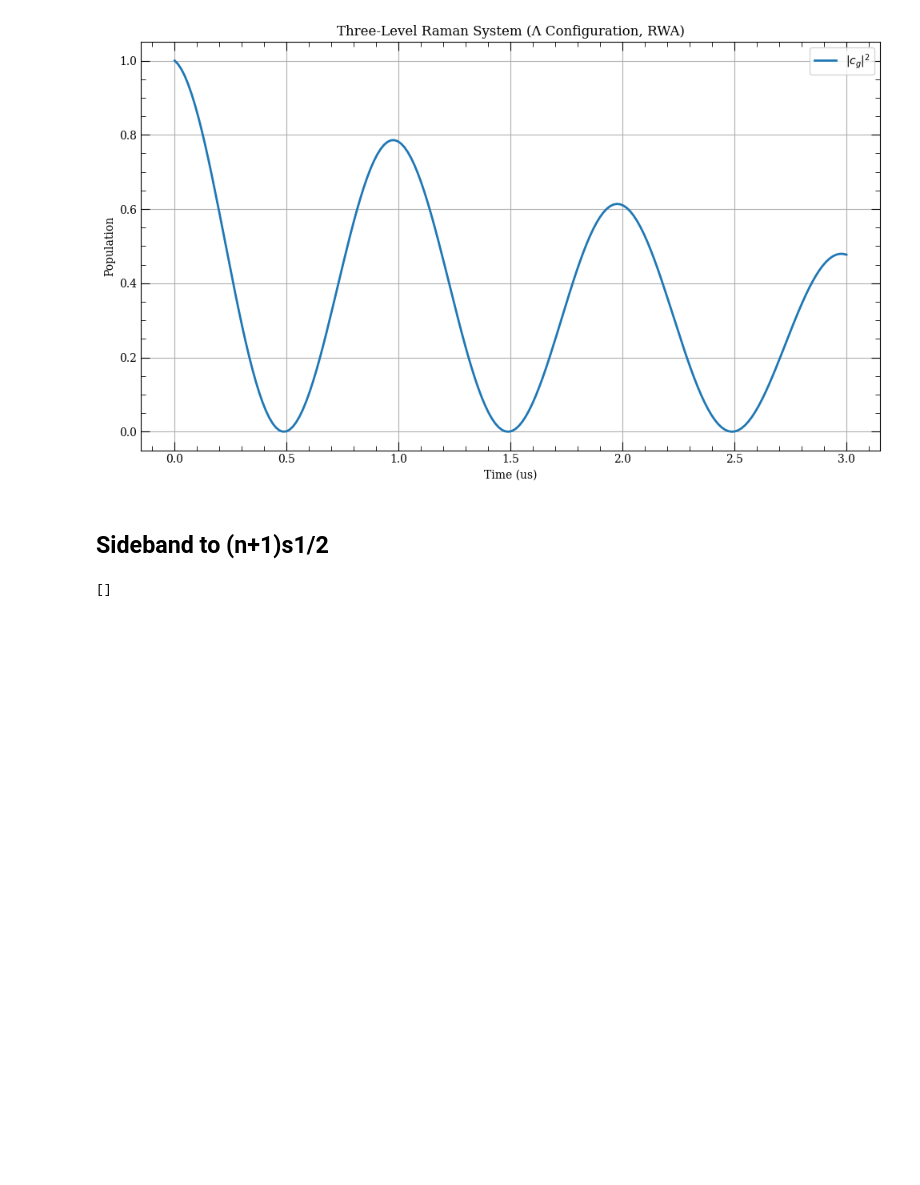
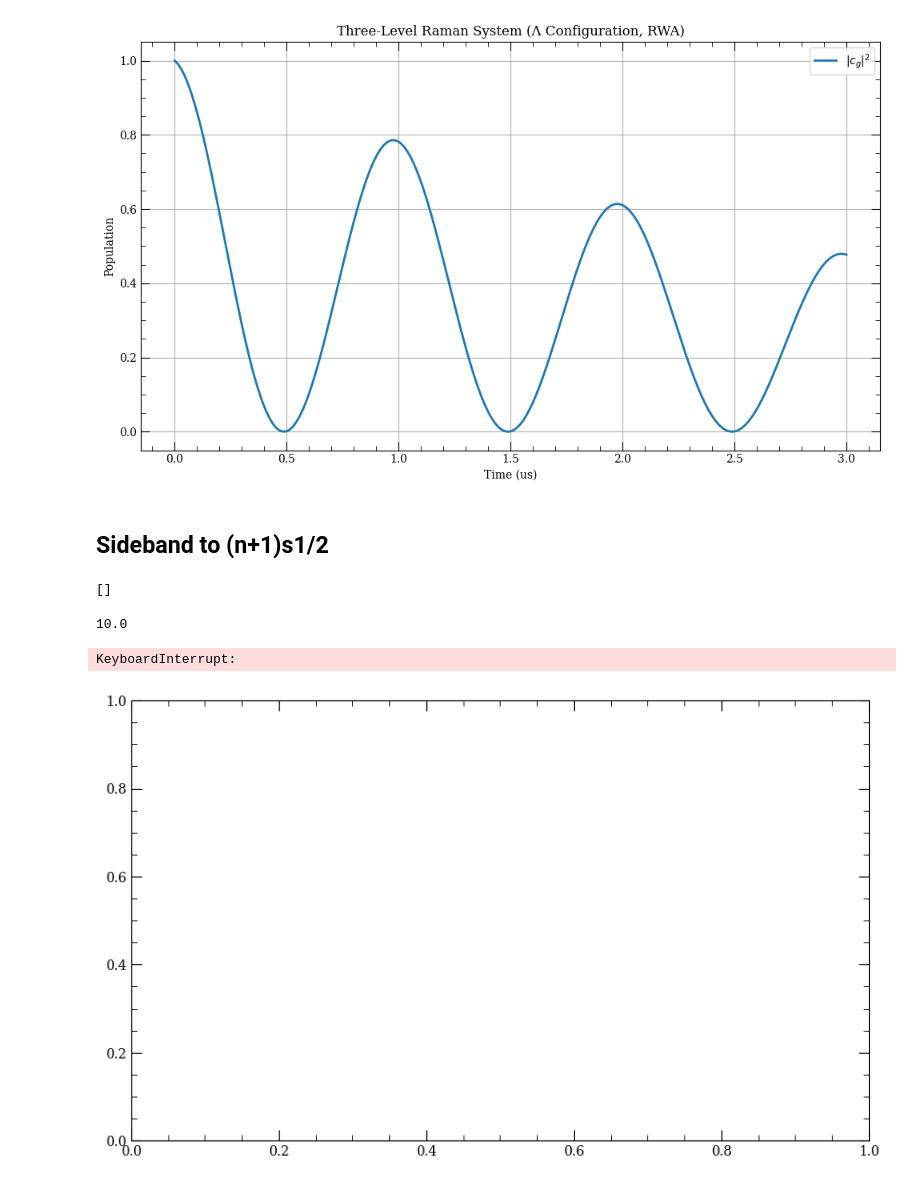
Before and after one commit to Linipun/GateError, a Jupyter notebook: Asymm_loss/sideband.ipynb, the cells around one changed output. Saved outputs shown, nothing was run; the diff lists cells and outputs as text; code cells hidden in the pictures; blank space fills up the shorter version.

```diff
--- a/Asymm_loss/sideband.ipynb
+++ b/Asymm_loss/sideband.ipynb
@@ -299,3 +299,56 @@ for j2  in [1]:
 print(matrix_qs)
 # %% [output]
 []
+# %%
+rabi_1*rabi_2/2/detuning/1e6
+# %% [output]
+10.0
+# %%
+total_state = 3
+rabi_1 = 200e6
+rabi_2 = 200e6
+detuning = 2e9
+rabi_r = rabi_1*rabi_2/2/detuning/1e6
+pho0 = nps.zeros((total_state,total_state)).astype(nps.complex64)
+pho0[0,0] = 1
+H = nps.zeros((total_state,total_state))
+H[0,1] = nps.pi*rabi_1
+H[1,0] = nps.pi*rabi_1
+H[1,2] = nps.pi*rabi_2
+H[2,1] = nps.pi*rabi_2
+H[1,1] = detuning
+y0 = nps.concatenate((pho0.real.flatten(), pho0.imag.flatten()))
+t_span = (0, 4/rabi_r)
+t_eval = nps.linspace(*t_span, 200)
+detuning = 0
+# Plot populations
+fig, ax = plt.subplots(figsize=(10, 6))
+Hl = nps.zeros((total_state,total_state))
+Hl_dag = Hl.conj().T
+def linbald(t,y):
+    psi = y[:total_state*total_state].reshape(total_state,total_state) + 1j* y[total_state**2:].reshape(total_state,total_state)
+    evo = -1j*(H@psi-psi@H)+Hl@psi@Hl_dag-1/2*(Hl_dag@Hl@psi+psi@Hl_dag@Hl)
+    return nps.concatenate((evo.real.flatten(), evo.imag.flatten()))
+
+sol = solve_ivp(linbald, t_span, y0, t_eval=t_eval, method='RK45',rtol=1e-6, atol=1e-6)
+c= sol.y
+steps = c.shape[-1]
+cg = c[:total_state*total_state,:].reshape(total_state,total_state, steps) + 1j* c[total_state**2:,:].reshape(total_state,total_state, steps)
+Pg = cg[0,0]
+Pe = cg[1,1]
+Pr = cg[2,2]
+
+ax.plot(sol.t*1e6, Pg, label='$r_l/\Omega=$'+'{}'.format(rate), lw=2)
+# plt.text(2.5,0.85,, fontsize=16)
+# plt.plot(sol.t*1e6, Pe, label=r'$|c_e|^2$', lw=2)
+# plt.plot(sol.t*1e6, Pr, label=r'$|c_r|^2$', lw=2)
+ax.set_xlabel('$T\Omega$', fontsize=16)
+ax.set_ylabel('Population', fontsize=16)
+# ax.set_title()
+ax.legend(loc=(1.01,0.4),fontsize=16)
+ax.grid(True)
+fig.tight_layout()
+fig.show()
+# %% [output]
+KeyboardInterrupt:
+[figure, added]
```
Also changed, not shown: 4 other files.
